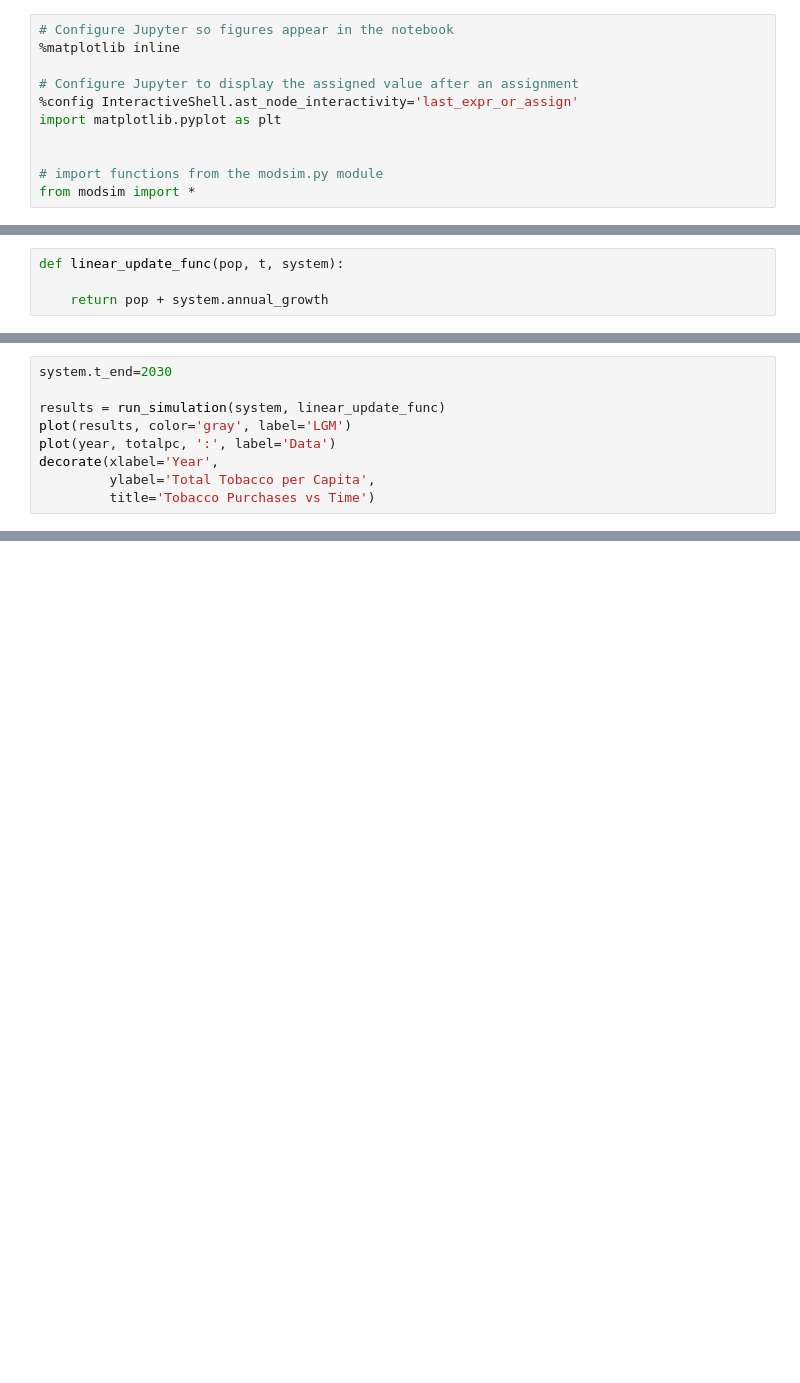
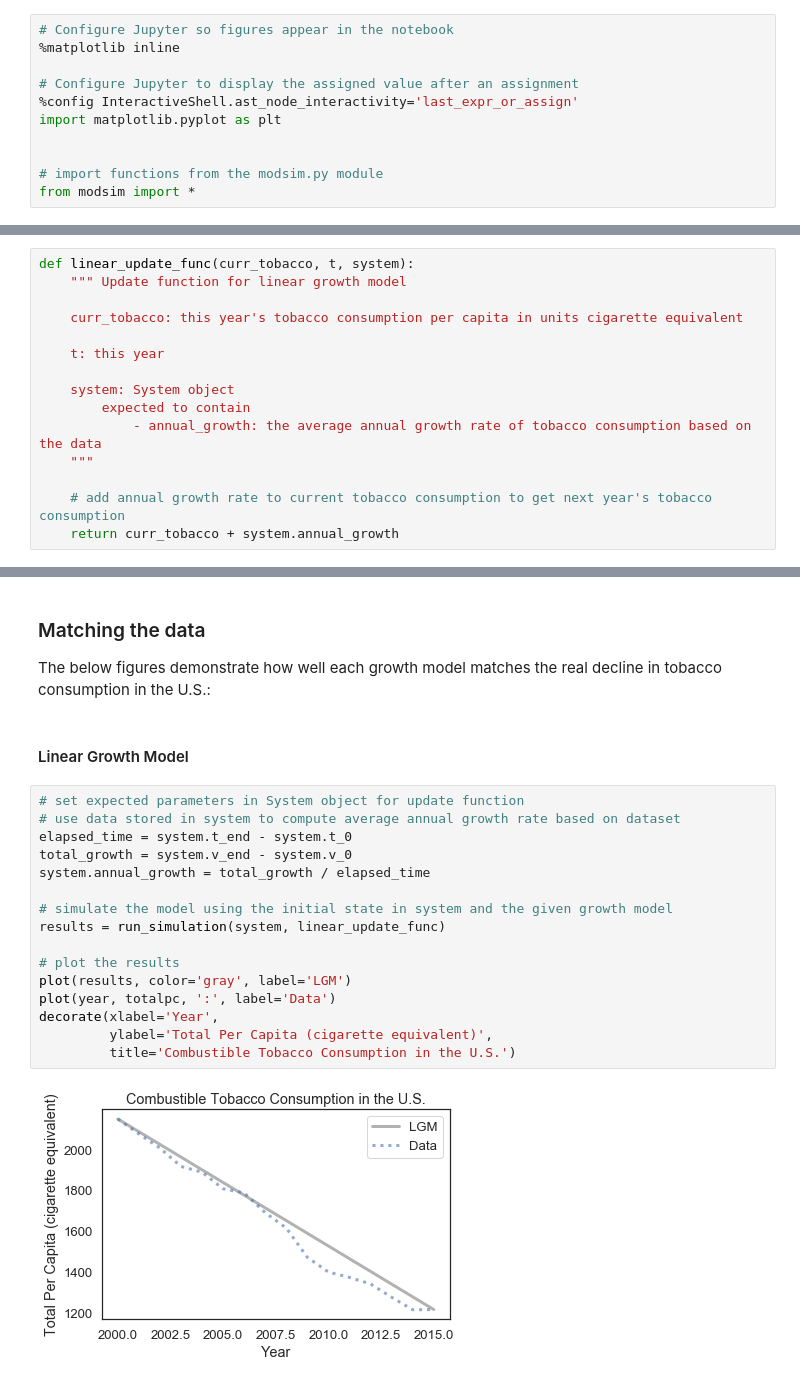
Before and after one commit to AustinVes/ModSim-Project1, a Jupyter notebook: Growth Model for Tobacco Users.ipynb, the cells around one changed output, grey strips where cells are left out. Drawn from its saved outputs; the diff is of its cells as text; blank space fills up the shorter version.

```diff
--- a/Growth Model for Tobacco Users.ipynb
+++ b/Growth Model for Tobacco Users.ipynb
@@ -103,4 +26,0 @@ def run_simulation(system, update_func):
-# %%
-def linear_update_func(pop, t, system):
-
-    return pop + system.annual_growth
@@ -137,9 +26,0 @@ def quadratic_update_func(pop, t, system):
-# %%
-system.t_end=2030
-
-results = run_simulation(system, linear_update_func)
-plot(results, color='gray', label='LGM')
-plot(year, totalpc, ':', label='Data')
-decorate(xlabel='Year',
-         ylabel='Total Tobacco per Capita',
-         title='Tobacco Purchases vs Time')
@@ -181,0 +147,15 @@ decorate(xlabel='Year',
+# %%
+def linear_update_func(curr_tobacco, t, system):
+    """ Update function for linear growth model
+
+    curr_tobacco: this year's tobacco consumption per capita in units cigarette equivalent
+
+    t: this year
+
+    system: System object
+        expected to contain
+            - annual_growth: the average annual growth rate of tobacco consumption based on the data
+    """
+
+    # add annual growth rate to current tobacco consumption to get next year's tobacco consumption
+    return curr_tobacco + system.annual_growth
@@ -181,0 +221,23 @@ decorate(xlabel='Year',
+# %% [markdown]
+### Matching the data
+The below figures demonstrate how well each growth model matches the real decline in tobacco consumption in the U.S.:
+# %% [markdown]
+#### Linear Growth Model
+# %%
+# set expected parameters in System object for update function
+# use data stored in system to compute average annual growth rate based on dataset
+elapsed_time = system.t_end - system.t_0
+total_growth = system.v_end - system.v_0
+system.annual_growth = total_growth / elapsed_time
+
+# simulate the model using the initial state in system and the given growth model
+results = run_simulation(system, linear_update_func)
+
+# plot the results
+plot(results, color='gray', label='LGM')
+plot(year, totalpc, ':', label='Data')
+decorate(xlabel='Year',
+         ylabel='Total Per Capita (cigarette equivalent)',
+         title='Combustible Tobacco Consumption in the U.S.')
+# %% [output]
+[figure, added]
```
Also changed, not shown: parts of 48 cells of this notebook.
